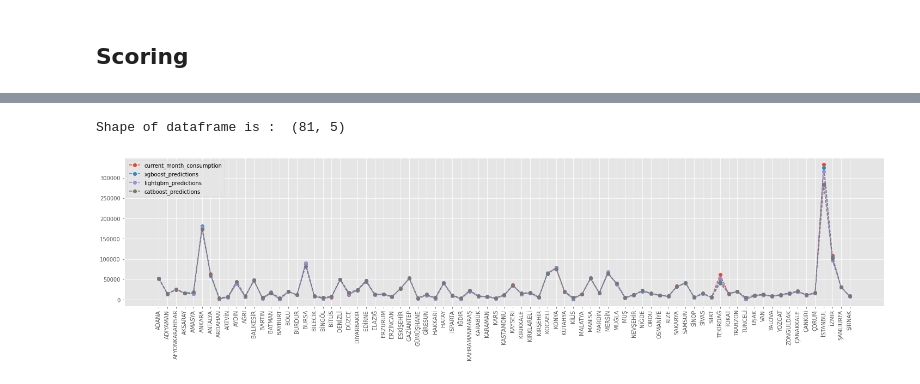
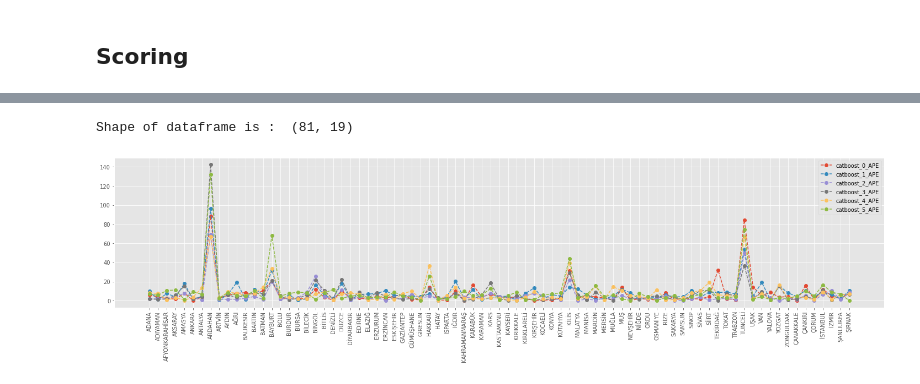
Before and after one commit to dberkerdem/diesel_consumption_prediction, a Jupyter notebook: model_pipeline.tail.ipynb, the cells around one changed output, grey strips where cells are left out. Saved outputs shown, nothing was run; the diff lists cells and outputs as text; code cells hidden in the pictures.

Commit message:
Scoring Completed

```diff
--- a/model_pipeline.tail.ipynb
+++ b/model_pipeline.tail.ipynb
@@ -258,0 +59,5 @@ R-S for catboost is done.
+# %%
+from src.model_selection.hparam_opt import HyparamOptimizer
+optimal_params = HyparamOptimizer().optimize_hyparams(X_train=X_train, y_train=y_train,
+                                                               estimator_list=estimator_list,
+                                                               optimization_params=optimization_pipeline_params)
@@ -258,0 +102,31 @@ R-S for catboost is done.
+# %%
+from src.model_selection.hparam_opt import GBTrees
+from typing import Any
+
+def ape(actual_value: Any, prediction: Any):
+    return abs(actual_value-prediction)/actual_value*100
+
+def _prediction_scores_(predictions: pd.DataFrame, estimator_list: list, run: int, target_value: str="current_month_consumption")-> pd.DataFrame:
+    temp_df = predictions.copy()
+    col_list = []
+    for est in estimator_list:
+        # Add percentage difference
+        temp_df[f"{est}_{run}_APE"] = temp_df.apply(lambda row: ape(row[target_value], row[f"{est}_pred"]), axis=1)
+        col_list.append(f"{est}_{run}_APE")
+    return temp_df[col_list]
+
+# Initialize Scoring df
+scoring_df = pd.DataFrame()
+for lag in range(6):
+    X_train, y_train, X_test, y_test = dp.ts_train_test_split(data=main_train.reset_index(),lag=lag,
+                                                        **optimization_pipeline_params["train_test_split"])
+
+    for est in estimator_list:
+        gbt =  GBTrees(estimator_list=estimator_list)
+        predictions = gbt.tree_predict_pipeline_(X_train=X_train, y_train=y_train,
+                                                       X_test=X_test, y_test=y_test, hyper_params=optimal_params, run=lag)
+    if scoring_df.empty:
+        scoring_df = gbt.prediction_scores
+    else:
+        temp_df = gbt.prediction_scores
+        scoring_df = pd.merge(scoring_df, temp_df, how="left", left_index=True,right_index=True)
@@ -258,0 +334,6 @@ R-S for catboost is done.
+# %%
+col_ind_dict = {"xgboost":{},"lightgbm":{},"catboost":{}}
+for est in estimator_list:
+    for i,col in enumerate(scoring_df.columns):
+        if est in col:
+            col_ind_dict[est][f"col{i}"] = col
@@ -283,6 +363,6 @@ temp_df.head()
 # %%
 from src.utils.plotting import plot_metrics
-plot_metrics(temp_df.reset_index(level="province"), col_x="province", col_y1="current_month_consumption", col_y2="xgboost_predictions", col_y3="lightgbm_predictions", col_y4="catboost_predictions")
+plot_metrics(scoring_df.reset_index(), col_x="province", **col_ind_dict["catboost"])
 # %% [output]
-Shape of dataframe is :  (81, 5)
+Shape of dataframe is :  (81, 19)
-[figure, old version]
+[figure, new version]
```
Also changed, not shown: parts of 15 cells of this notebook, 10 other files.
